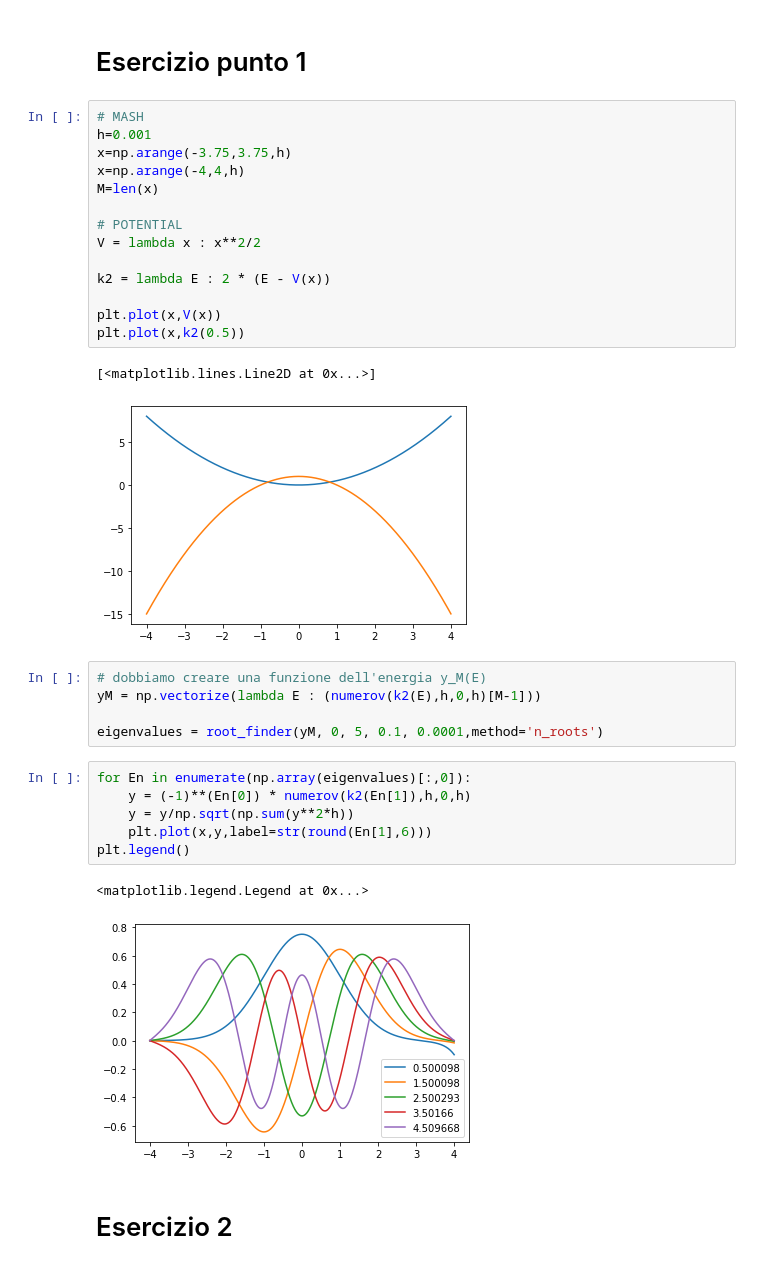
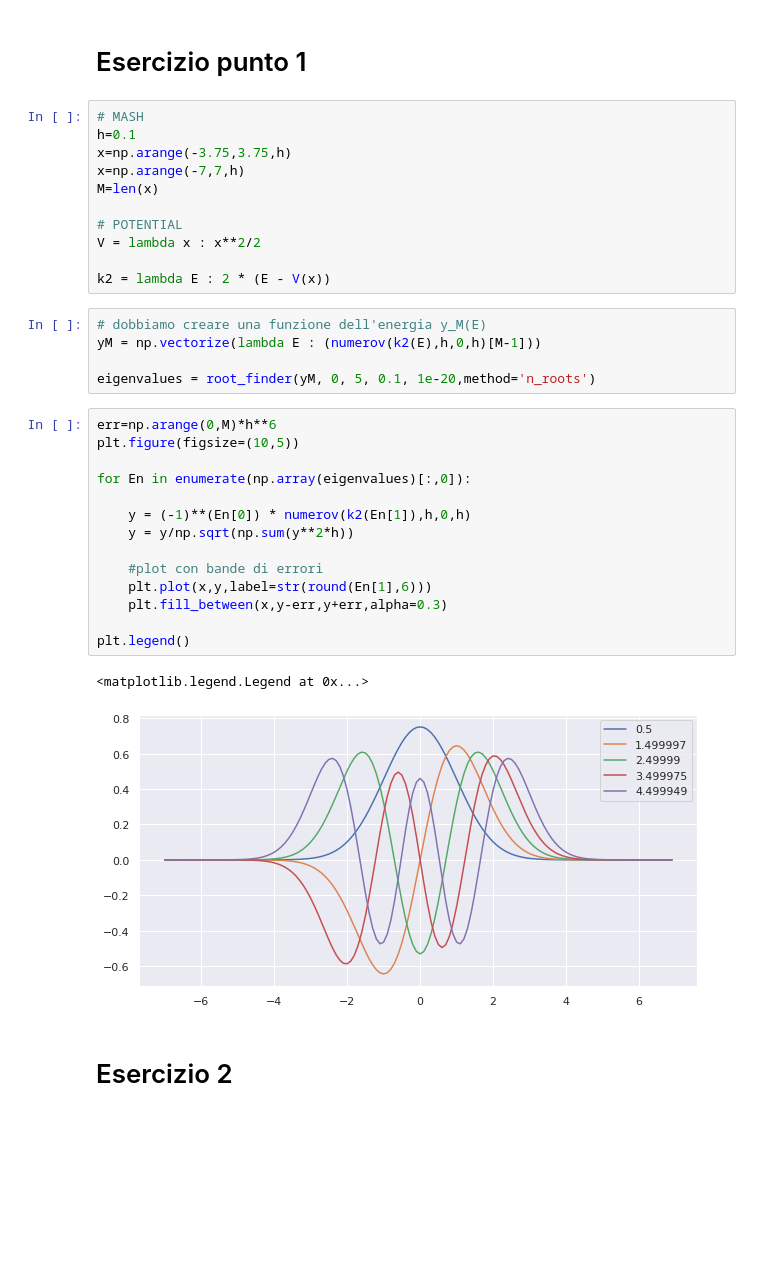
Before and after one commit to MauroMarcon/Computational_physics, a Jupyter notebook: first_exercise/code_examples.ipynb, the cells around one changed output. Cells and saved outputs as stored; diff of their text form; blank space fills up the shorter version.

```diff
--- a/first_exercise/code_examples.ipynb
+++ b/first_exercise/code_examples.ipynb
@@ -117,35 +114,37 @@ def root_finder(f, begin, end_or_n_roots, step, tol, method='n_roots' ):
 # Esercizio punto 1
 # %%
 # MASH
-h=0.001
+h=0.1
 x=np.arange(-3.75,3.75,h)
-x=np.arange(-4,4,h)
+x=np.arange(-7,7,h)
 M=len(x)
 
 # POTENTIAL
 V = lambda x : x**2/2
 
 k2 = lambda E : 2 * (E - V(x))
-
-plt.plot(x,V(x))
-plt.plot(x,k2(0.5))
-# %% [output]
-[<matplotlib.lines.Line2D at 0x...>]
-[figure, removed]
 # %%
 # dobbiamo creare una funzione dell'energia y_M(E)
 yM = np.vectorize(lambda E : (numerov(k2(E),h,0,h)[M-1]))
 
-eigenvalues = root_finder(yM, 0, 5, 0.1, 0.0001,method='n_roots')
+eigenvalues = root_finder(yM, 0, 5, 0.1, 1e-20,method='n_roots')
 # %%
+err=np.arange(0,M)*h**6
+plt.figure(figsize=(10,5))
+
 for En in enumerate(np.array(eigenvalues)[:,0]):
+
     y = (-1)**(En[0]) * numerov(k2(En[1]),h,0,h)
     y = y/np.sqrt(np.sum(y**2*h))
+
+    #plot con bande di errori
     plt.plot(x,y,label=str(round(En[1],6)))
+    plt.fill_between(x,y-err,y+err,alpha=0.3)
+
 plt.legend()
 # %% [output]
 <matplotlib.legend.Legend at 0x...>
-[figure, old version]
+[figure, new version]
 # %% [markdown]
 # Esercizio 2
 # %%
```
Also changed, not shown: parts of 4 cells of this notebook.
